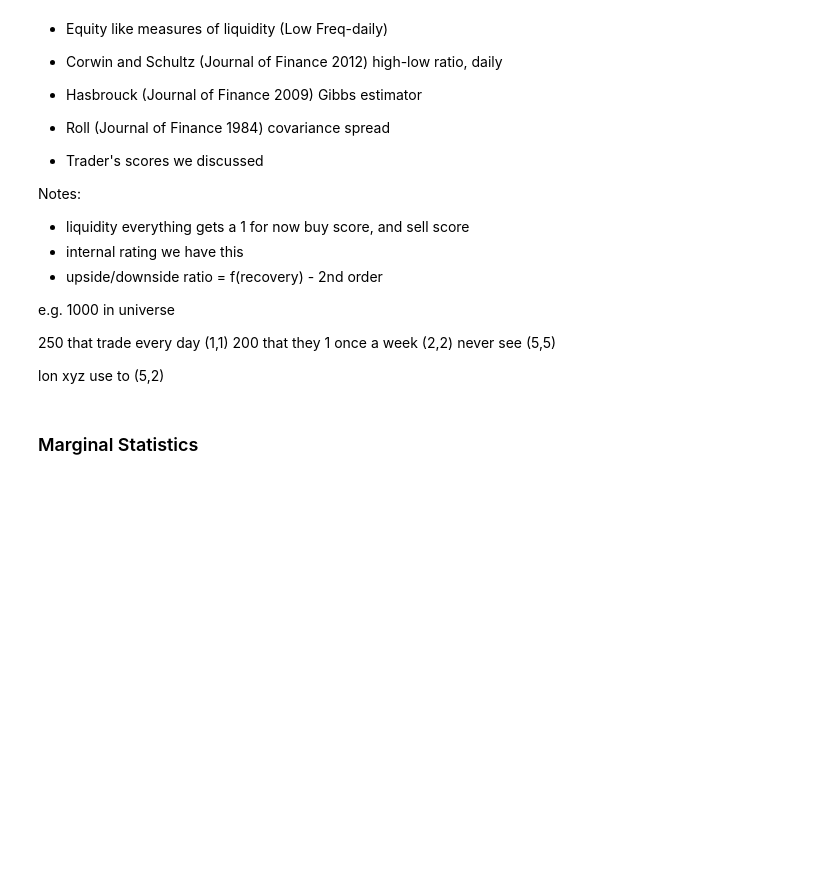
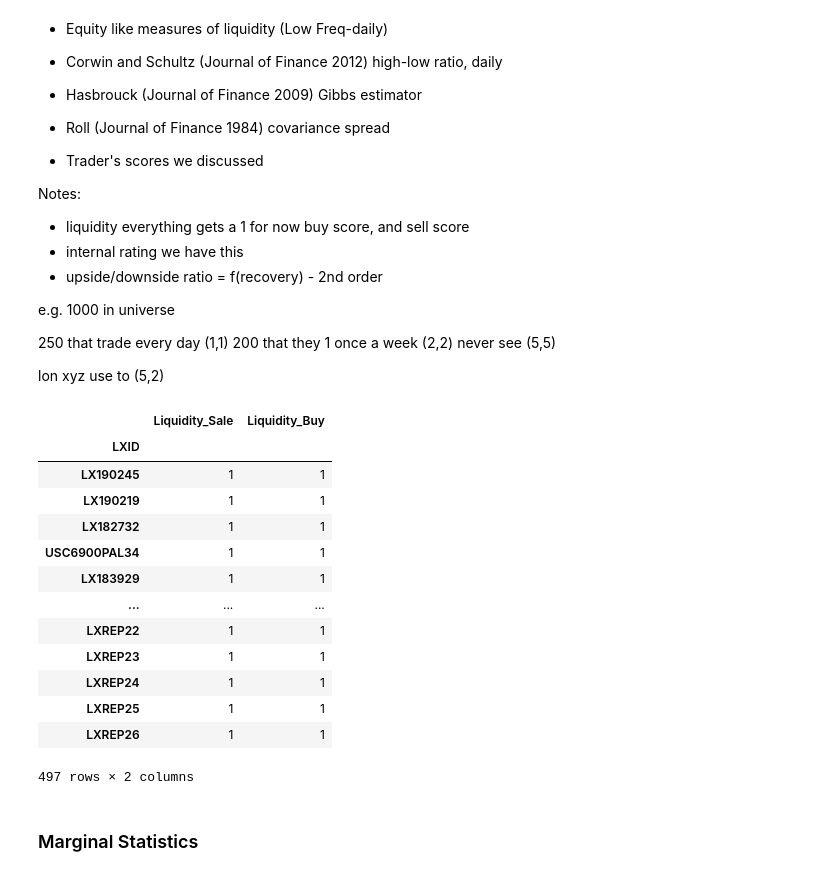
Before and after one commit to joshknechtel-gs/RM-IT, a Jupyter notebook: CLO Model Portfolio-Working.ipynb, the cells around one changed output. Cells and saved outputs as stored; diff of their text form; code cells hidden in the pictures; blank space fills up the shorter version.

```diff
--- a/CLO Model Portfolio-Working.ipynb
+++ b/CLO Model Portfolio-Working.ipynb
@@ -222,6 +222,31 @@ e.g.
 never see  (5,5)
 
 lon xyz use to (5,2)
+# %%
+def liquidity_metrics(model_df):
+    """
+    Poll the traders, Use daily high/low, etc
+    """
+    model_df['Liquidity_Sale'] = 1
+    model_df['Liquidity_Buy'] = 1
+    return model_df
+# %%
+liquidity_metrics(model_port)[['Liquidity_Sale','Liquidity_Buy']]
+# %% [output]
+|  | Liquidity_Sale | Liquidity_Buy |
+| LXID |  |  |
+| LX190245 | 1 | 1 |
+| LX190219 | 1 | 1 |
+| LX182732 | 1 | 1 |
+| USC6900PAL34 | 1 | 1 |
+| LX183929 | 1 | 1 |
+| ... | ... | ... |
+| LXREP22 | 1 | 1 |
+| LXREP23 | 1 | 1 |
+| LXREP24 | 1 | 1 |
+| LXREP25 | 1 | 1 |
+| LXREP26 | 1 | 1 |
+497 rows × 2 columns
 # %% [markdown]
 ### Marginal Statistics
 # %%
```
Also changed, not shown: parts of 4 cells of this notebook.
